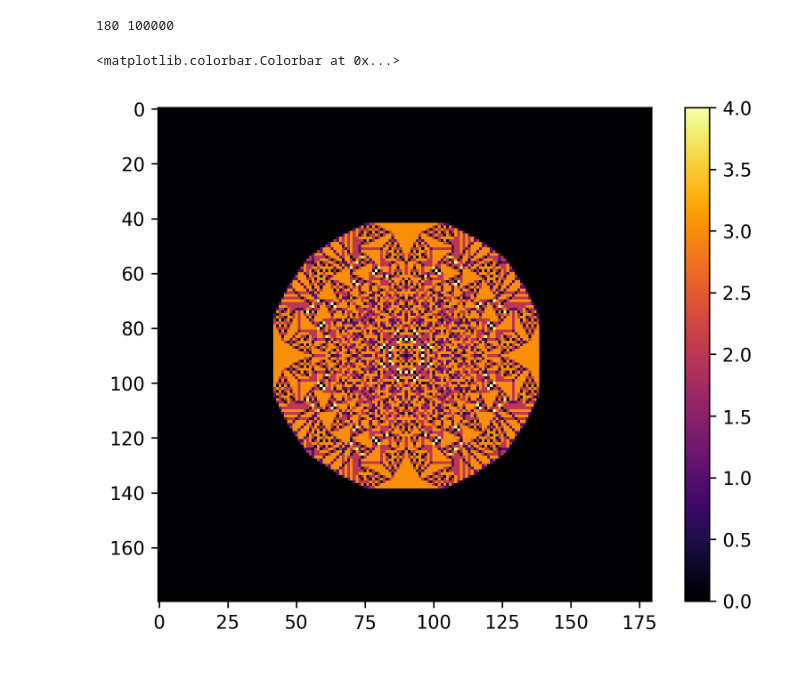
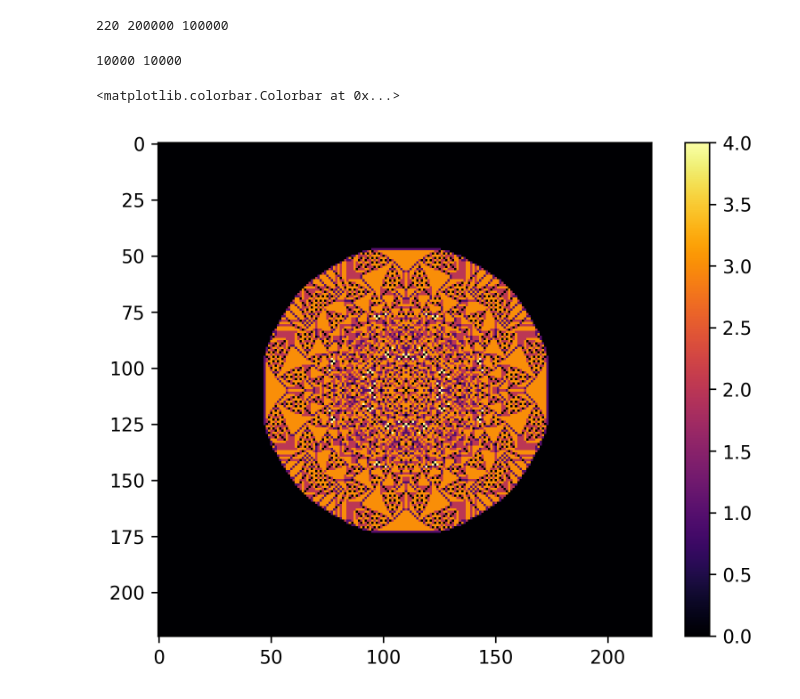
Before and after one commit to nick0413/Mec_estadistica, a Jupyter notebook: proyecto/btw/animate.ipynb, the cells around one changed output. Cells and saved outputs as stored; diff of their text form; code cells hidden in the pictures.

```diff
--- a/proyecto/btw/animate.ipynb
+++ b/proyecto/btw/animate.ipynb
@@ -48,34 +53,42 @@ def make_animation2(data,time_region,skip=1,folder='segmentos/'):
 	ani.save(folder+'animation_secuencial'+str(start)+"_"+str(end)+'.gif', fps=30)
 	plt.close(fig)
 # %%
-config=np.genfromtxt('datos2/config.csv', delimiter=',', skip_header=0)
+config=np.genfromtxt('datos3/config.csv', delimiter=',', skip_header=0)
 N=int(config[0])
 t_max=int(config[1])
-print(N,t_max)
+t_start=int(config[2])
+print(N,t_max,t_start)
 # %% [output]
-180 100000
+220 200000 100000
 # %%
 #load csv files
-data_folder='datos2'
+data_folder='datos3'
 config=np.genfromtxt(data_folder+'/config.csv', delimiter=',', skip_header=0)
 N=int(config[0])
 t_max=int(config[1])
 
 data=[]
+t_start=190000
+total_time=t_max-t_start
+for i in range(t_start,t_max):
+	data.append(
+		read_bin(data_folder+'/datos'+str(i)+'.bin',N)
+		)
 
-for i in range(t_max):
-	data.append(
-		read_bin('datos2/datos'+str(i)+'.bin',N)
-		)
+
+
+print(len(data),total_time)
+# %% [output]
+10000 10000
 # %%
 
 
 
 plt.figure(dpi=300)
-plt.imshow(data[t_max-1],interpolation='nearest',cmap='inferno')
+plt.imshow(data[total_time-1],interpolation='nearest',cmap='inferno')
 plt.clim(0,4)
 plt.colorbar()
 # %% [output]
 <matplotlib.colorbar.Colorbar at 0x...>
-[figure, old version]
+[figure, new version]
 # %%
```
Also changed, not shown: parts of 5 cells of this notebook, 14 other files.
